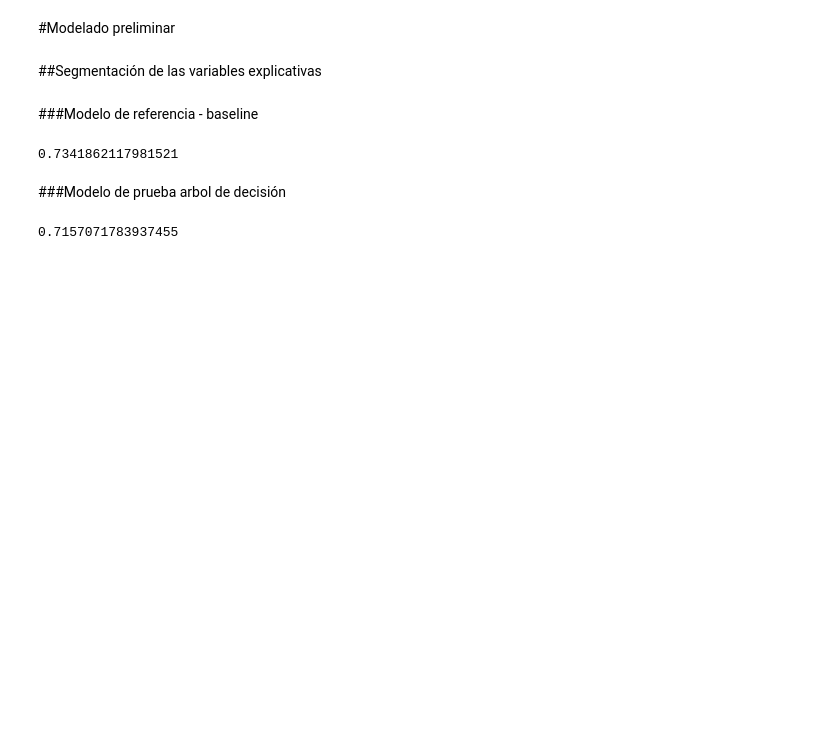
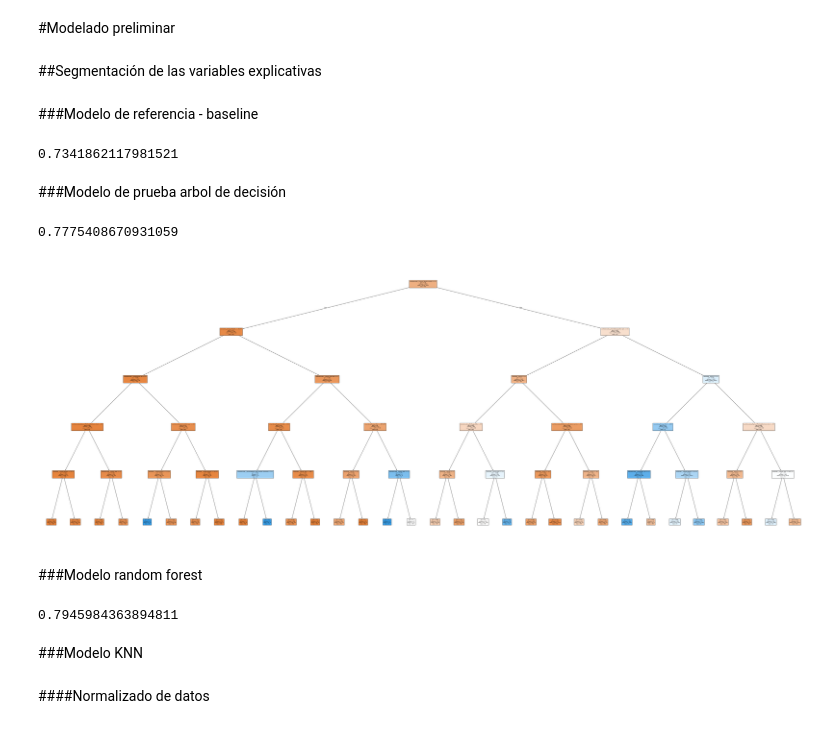
Before and after one commit to Cristiand056/TelecomX_parte2_Latam, a Jupyter notebook: TelecomX_parte2_Latam.ipynb, the cells around one changed output. Cells and saved outputs as stored; diff of their text form; code cells hidden in the pictures; blank space fills up the shorter version.

```diff
--- a/TelecomX_parte2_Latam.ipynb
+++ b/TelecomX_parte2_Latam.ipynb
@@ -209,9 +290,9 @@ dummy.score(X_test, y_test)
 # %%
 from sklearn.tree import DecisionTreeClassifier
 # %%
-modelo_arbol = DecisionTreeClassifier(random_state=42)
+modelo_arbol = DecisionTreeClassifier(random_state=42, max_depth=5)
 modelo_arbol.fit(X_train, y_train)
 
 modelo_arbol.score(X_test, y_test)
 # %% [output]
-0.7157071783937455
+0.7775408670931059
@@ -217,0 +301,7 @@ modelo_arbol.score(X_test, y_test)
+# %%
+plt.figure(figsize=(80,30))
+plot_tree(modelo_arbol, class_names=['NO','Si'], feature_names=one_hot.get_feature_names_out(columnas) ,fontsize=6, filled=True);
+# %% [output]
+[figure, added]
+# %% [markdown]
+###Modelo random forest
@@ -217,0 +310,11 @@ modelo_arbol.score(X_test, y_test)
+# %%
+modelo_rf = RandomForestClassifier(random_state=42, n_estimators=200, max_depth=5)
+modelo_rf.fit(X_train, y_train)
+
+modelo_rf.score(X_test, y_test)
+# %% [output]
+0.7945984363894811
+# %% [markdown]
+###Modelo KNN
+# %% [markdown]
+####Normalizado de datos
```
Also changed, not shown: parts of 31 cells of this notebook.
